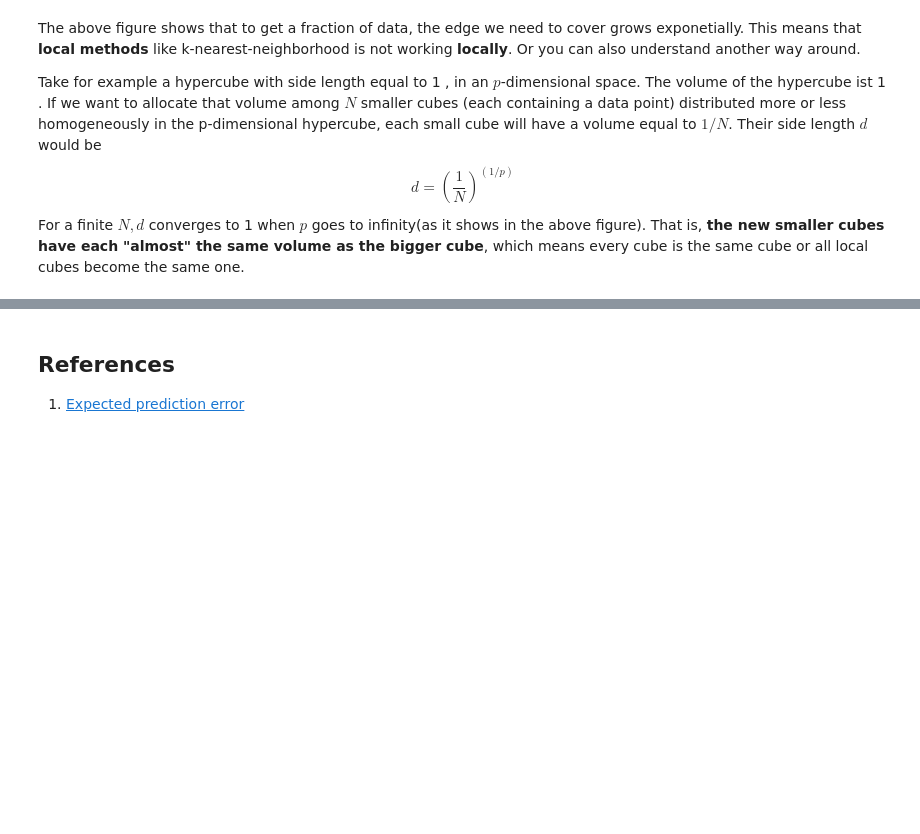
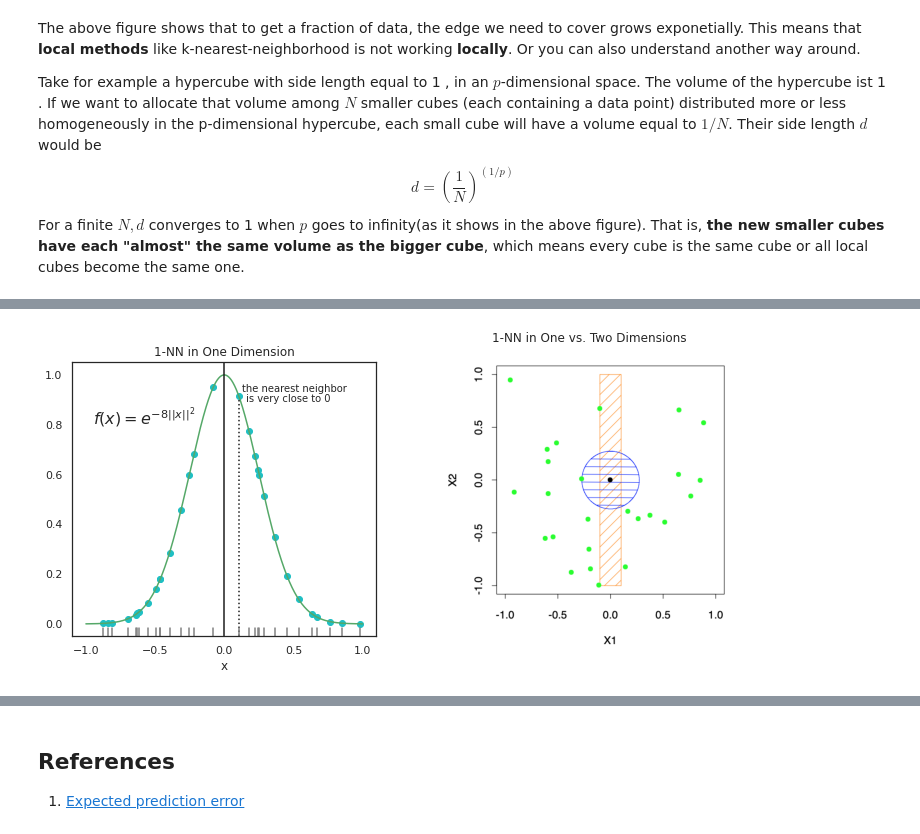
Before and after one commit to oceanumeric/ESL, a Jupyter notebook: ch2/Ch2.ipynb, the cells around one changed output, grey strips where cells are left out. Saved outputs shown, nothing was run; the diff lists cells and outputs as text; code cells hidden in the pictures; blank space fills up the shorter version.

```diff
--- a/ch2/Ch2.ipynb
+++ b/ch2/Ch2.ipynb
@@ -345,0 +373,5 @@ all local cubes become the same one.
+# %%
+np.random.seed(777)
+osl.plot_simulated_data_2_7_1()
+# %% [output]
+[figure, added]
```
Also changed, not shown: parts of 2 cells of this notebook, 2 other files.
